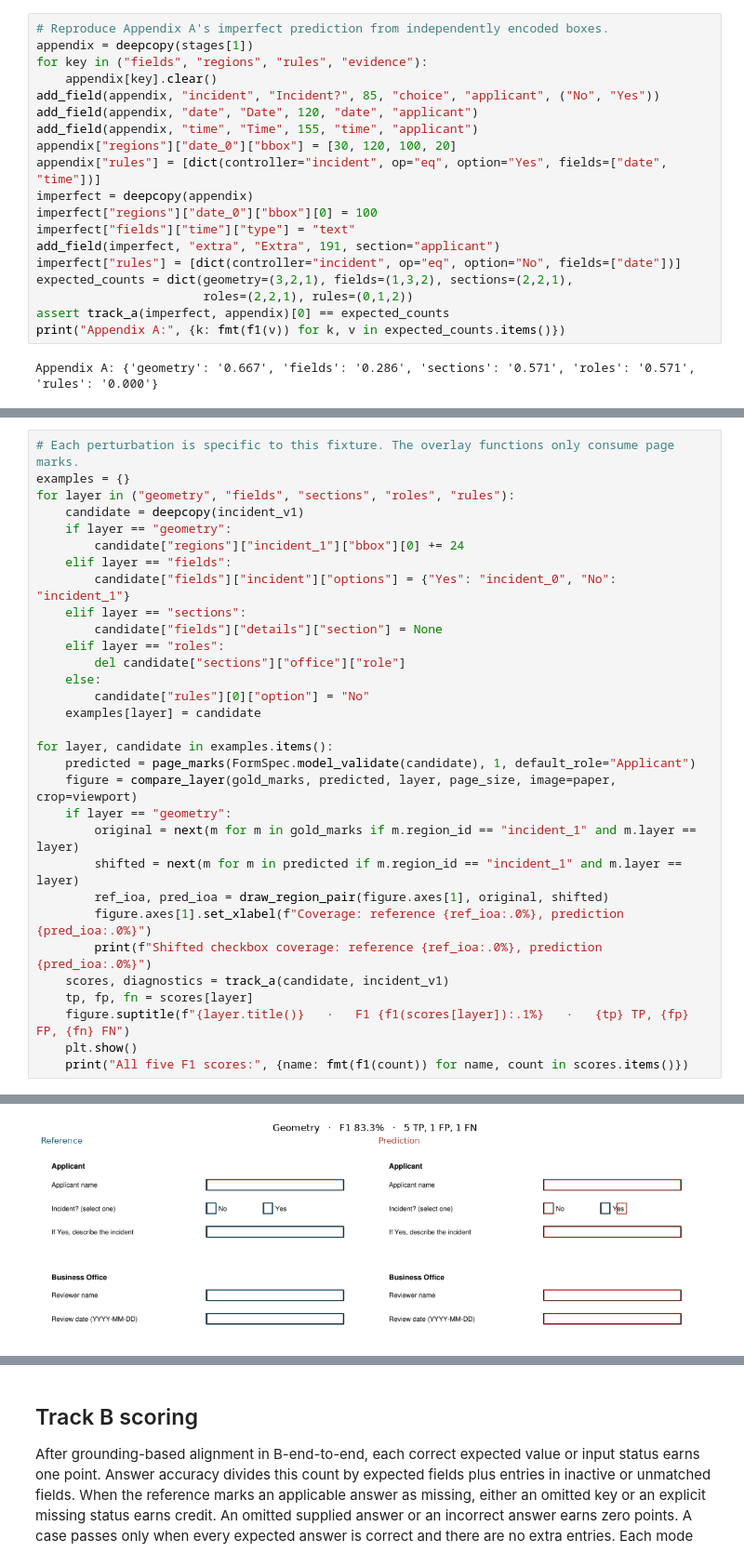
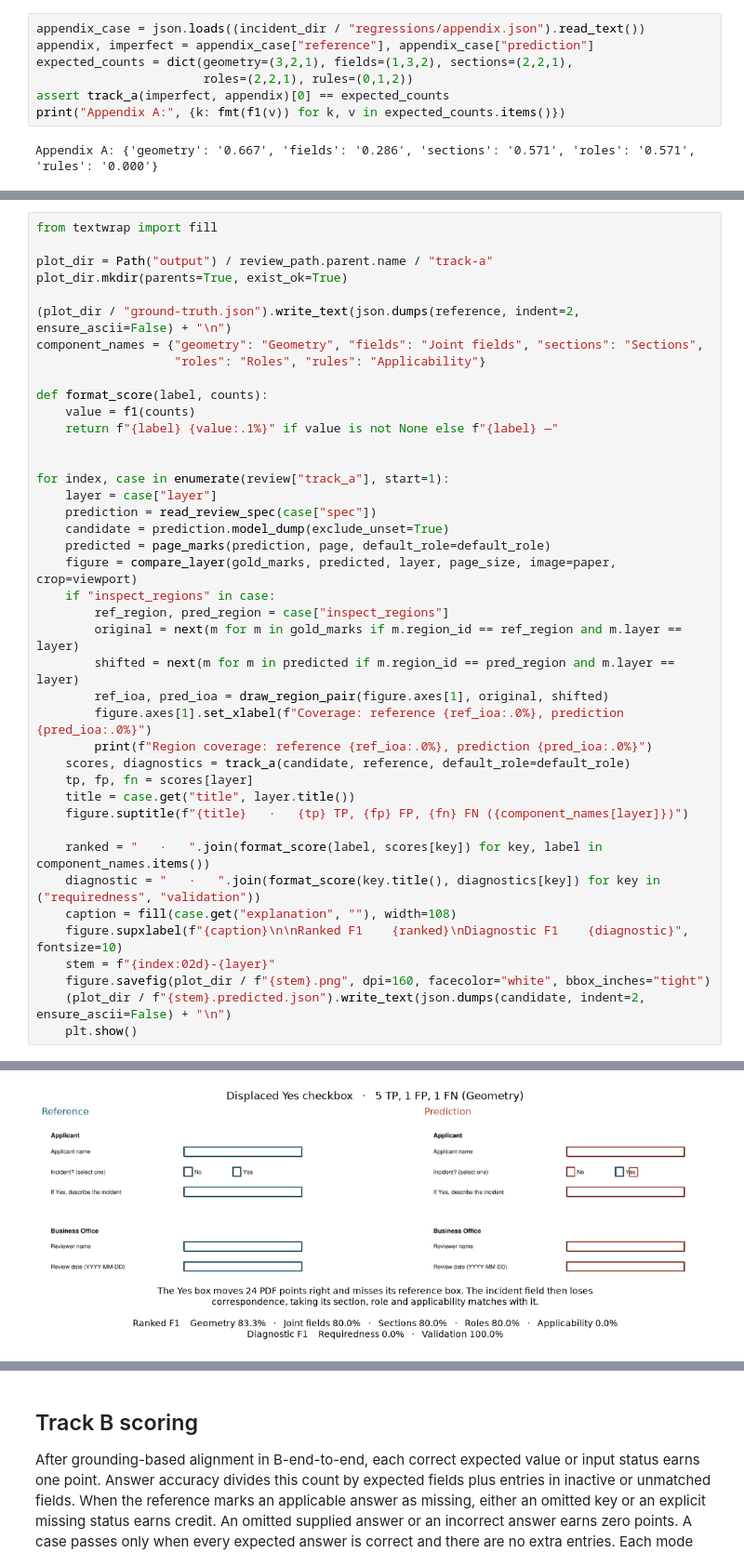
Before and after one commit to globalforms/metric-pilot, a Jupyter notebook: GlobalForms-metric-pilot.ipynb, the cells around one changed output, grey strips where cells are left out. Shown at 93% size. Drawn from its saved outputs; the diff is of its cells as text.

```diff
--- a/GlobalForms-metric-pilot.ipynb
+++ b/GlobalForms-metric-pilot.ipynb
@@ -470,20 +440,8 @@ print("Pooled rules with a hallucination on a confirmed negative:", fmt(f1(poole
 5 geometry=1.000 fields=1.000 sections=1.000 roles=1.000 rules=0.000 validation=1.000
 Pooled rules with a hallucination on a confirmed negative: 0.667
 # %%
-# Reproduce Appendix A's imperfect prediction from independently encoded boxes.
-appendix = deepcopy(stages[1])
-for key in ("fields", "regions", "rules", "evidence"):
-    appendix[key].clear()
-add_field(appendix, "incident", "Incident?", 85, "choice", "applicant", ("No", "Yes"))
-add_field(appendix, "date", "Date", 120, "date", "applicant")
-add_field(appendix, "time", "Time", 155, "time", "applicant")
-appendix["regions"]["date_0"]["bbox"] = [30, 120, 100, 20]
-appendix["rules"] = [dict(controller="incident", op="eq", option="Yes", fields=["date", "time"])]
-imperfect = deepcopy(appendix)
-imperfect["regions"]["date_0"]["bbox"][0] = 100
-imperfect["fields"]["time"]["type"] = "text"
-add_field(imperfect, "extra", "Extra", 191, section="applicant")
-imperfect["rules"] = [dict(controller="incident", op="eq", option="No", fields=["date"])]
+appendix_case = json.loads((incident_dir / "regressions/appendix.json").read_text())
+appendix, imperfect = appendix_case["reference"], appendix_case["prediction"]
 expected_counts = dict(geometry=(3,2,1), fields=(1,3,2), sections=(2,2,1),
                        roles=(2,2,1), rules=(0,1,2))
 assert track_a(imperfect, appendix)[0] == expected_counts
@@ -496,32 +454,42 @@ Each pair shows one planted change on the same source page. Scores below each pa
 # %%
-# Each perturbation is specific to this fixture. The overlay functions only consume page marks.
-examples = {}
-for layer in ("geometry", "fields", "sections", "roles", "rules"):
-    candidate = deepcopy(incident_v1)
-    if layer == "geometry":
-        candidate["regions"]["incident_1"]["bbox"][0] += 24
-    elif layer == "fields":
-        candidate["fields"]["incident"]["options"] = {"Yes": "incident_0", "No": "incident_1"}
-    elif layer == "sections":
-        candidate["fields"]["details"]["section"] = None
-    elif layer == "roles":
-        del candidate["sections"]["office"]["role"]
-    else:
-        candidate["rules"][0]["option"] = "No"
-    examples[layer] = candidate
+from textwrap import fill
 
-for layer, candidate in examples.items():
-    predicted = page_marks(FormSpec.model_validate(candidate), 1, default_role="Applicant")
+plot_dir = Path("output") / review_path.parent.name / "track-a"
+plot_dir.mkdir(parents=True, exist_ok=True)
+
+(plot_dir / "ground-truth.json").write_text(json.dumps(reference, indent=2, ensure_ascii=False) + "\n")
+component_names = {"geometry": "Geometry", "fields": "Joint fields", "sections": "Sections",
+                   "roles": "Roles", "rules": "Applicability"}
+
+def format_score(label, counts):
+    value = f1(counts)
+    return f"{label} {value:.1%}" if value is not None else f"{label} —"
+
+
+for index, case in enumerate(review["track_a"], start=1):
+    layer = case["layer"]
+    prediction = read_review_spec(case["spec"])
+    candidate = prediction.model_dump(exclude_unset=True)
+    predicted = page_marks(prediction, page, default_role=default_role)
     figure = compare_layer(gold_marks, predicted, layer, page_size, image=paper, crop=viewport)
-    if layer == "geometry":
-        original = next(m for m in gold_marks if m.region_id == "incident_1" and m.layer == layer)
-        shifted = next(m for m in predicted if m.region_id == "incident_1" and m.layer == layer)
+    if "inspect_regions" in case:
+        ref_region, pred_region = case["inspect_regions"]
+        original = next(m for m in gold_marks if m.region_id == ref_region and m.layer == layer)
+        shifted = next(m for m in predicted if m.region_id == pred_region and m.layer == layer)
         ref_ioa, pred_ioa = draw_region_pair(figure.axes[1], original, shifted)
         figure.axes[1].set_xlabel(f"Coverage: reference {ref_ioa:.0%}, prediction {pred_ioa:.0%}")
-        print(f"Shifted checkbox coverage: reference {ref_ioa:.0%}, prediction {pred_ioa:.0%}")
-    scores, diagnostics = track_a(candidate, incident_v1)
+        print(f"Region coverage: reference {ref_ioa:.0%}, prediction {pred_ioa:.0%}")
+    scores, diagnostics = track_a(candidate, reference, default_role=default_role)
     tp, fp, fn = scores[layer]
-    figure.suptitle(f"{layer.title()}   ·   F1 {f1(scores[layer]):.1%}   ·   {tp} TP, {fp} FP, {fn} FN")
+    title = case.get("title", layer.title())
+    figure.suptitle(f"{title}   ·   {tp} TP, {fp} FP, {fn} FN ({component_names[layer]})")
+
+    ranked = "   ·   ".join(format_score(label, scores[key]) for key, label in component_names.items())
+    diagnostic = "   ·   ".join(format_score(key.title(), diagnostics[key]) for key in ("requiredness", "validation"))
+    caption = fill(case.get("explanation", ""), width=108)
+    figure.supxlabel(f"{caption}\n\nRanked F1    {ranked}\nDiagnostic F1    {diagnostic}", fontsize=10)
+    stem = f"{index:02d}-{layer}"
+    figure.savefig(plot_dir / f"{stem}.png", dpi=160, facecolor="white", bbox_inches="tight")
+    (plot_dir / f"{stem}.predicted.json").write_text(json.dumps(candidate, indent=2, ensure_ascii=False) + "\n")
     plt.show()
-    print("All five F1 scores:", {name: fmt(f1(count)) for name, count in scores.items()})
 # %% [output]
@@ -529 +497 @@ Shifted checkbox coverage: reference 0%, prediction 0%
-[figure, old version]
+[figure, new version]
```
Also changed, not shown: parts of 9 cells of this notebook, 13 other files.
